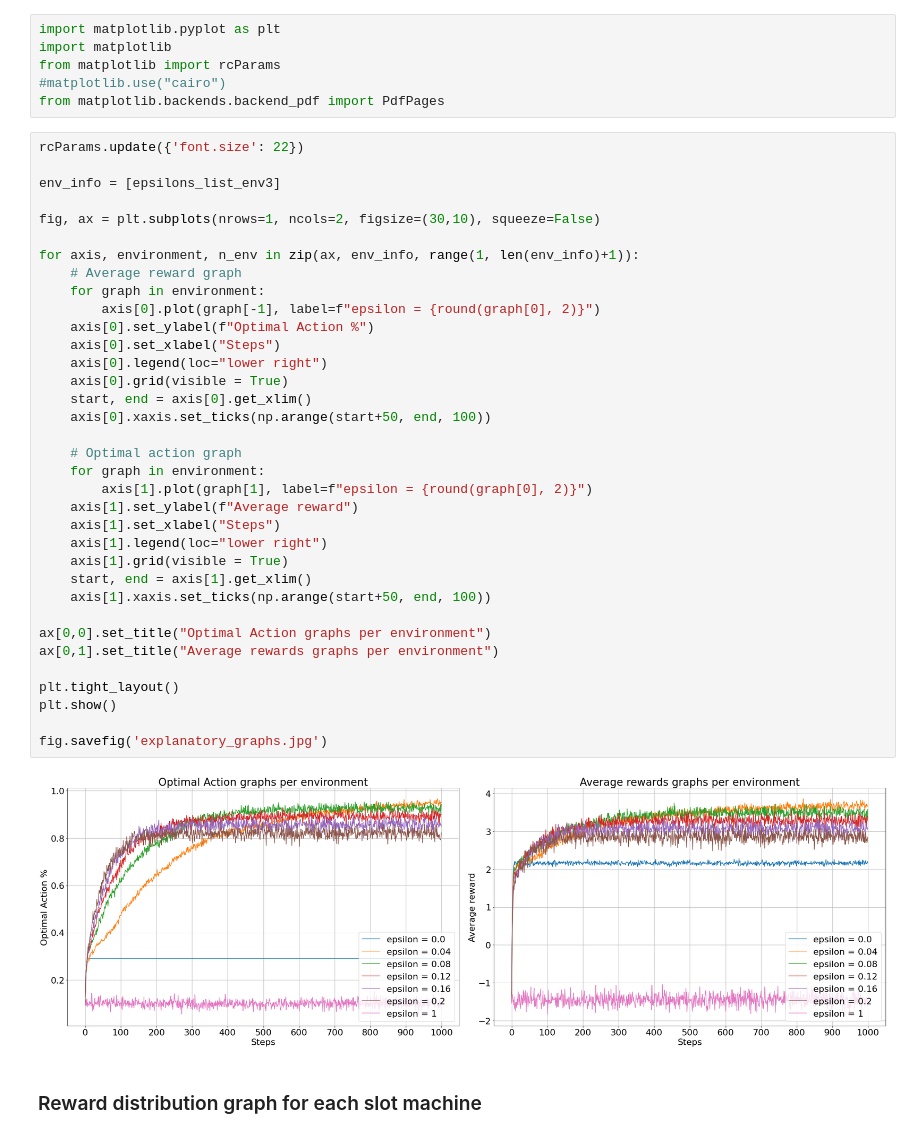
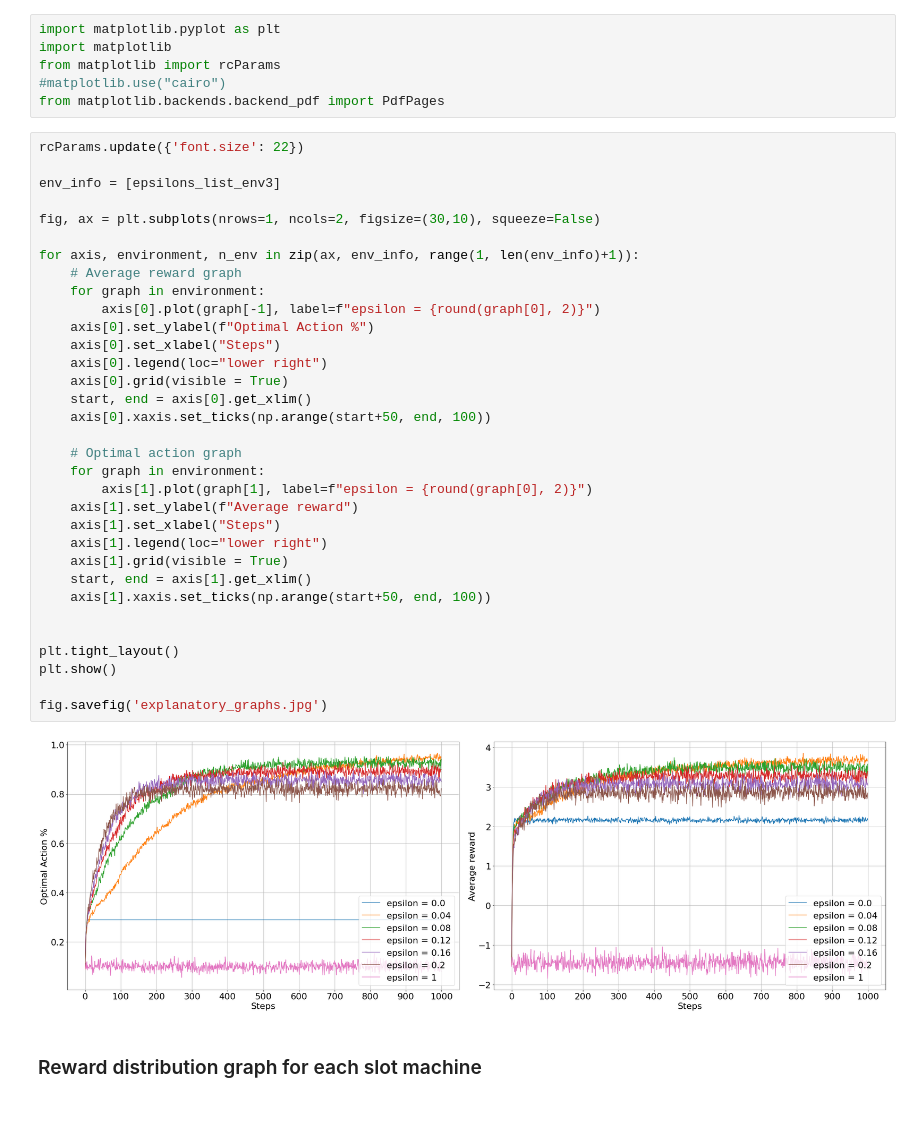
Before and after one commit to idangrady/INFOMAML, a Jupyter notebook: Programming_Assignments/Assignment_1/AML_ass.ipynb, the cells around one changed output. Saved outputs shown, nothing was run; the diff lists cells and outputs as text.

```diff
--- a/Programming_Assignments/Assignment_1/AML_ass.ipynb
+++ b/Programming_Assignments/Assignment_1/AML_ass.ipynb
@@ -308,36 +308,34 @@ env_info = [epsilons_list_env3]
 
 fig, ax = plt.subplots(nrows=1, ncols=2, figsize=(30,10), squeeze=False)
 
 for axis, environment, n_env in zip(ax, env_info, range(1, len(env_info)+1)):
     # Average reward graph
     for graph in environment:
         axis[0].plot(graph[-1], label=f"epsilon = {round(graph[0], 2)}")
     axis[0].set_ylabel(f"Optimal Action %")
     axis[0].set_xlabel("Steps")
     axis[0].legend(loc="lower right")
     axis[0].grid(visible = True)
     start, end = axis[0].get_xlim()
     axis[0].xaxis.set_ticks(np.arange(start+50, end, 100))
 
     # Optimal action graph
     for graph in environment:
         axis[1].plot(graph[1], label=f"epsilon = {round(graph[0], 2)}")
     axis[1].set_ylabel(f"Average reward")
     axis[1].set_xlabel("Steps")
     axis[1].legend(loc="lower right")
     axis[1].grid(visible = True)
     start, end = axis[1].get_xlim()
     axis[1].xaxis.set_ticks(np.arange(start+50, end, 100))
 
-ax[0,0].set_title("Optimal Action graphs per environment")
-ax[0,1].set_title("Average rewards graphs per environment")
 
 plt.tight_layout()
 plt.show()
 
 fig.savefig('explanatory_graphs.jpg')
 # %% [output]
-[figure, old version]
+[figure, new version]
 # %% [markdown]
 ### Reward distribution graph for each slot machine
 # %%
```
Also changed, not shown: parts of 1 cell of this notebook, 2 other files.
